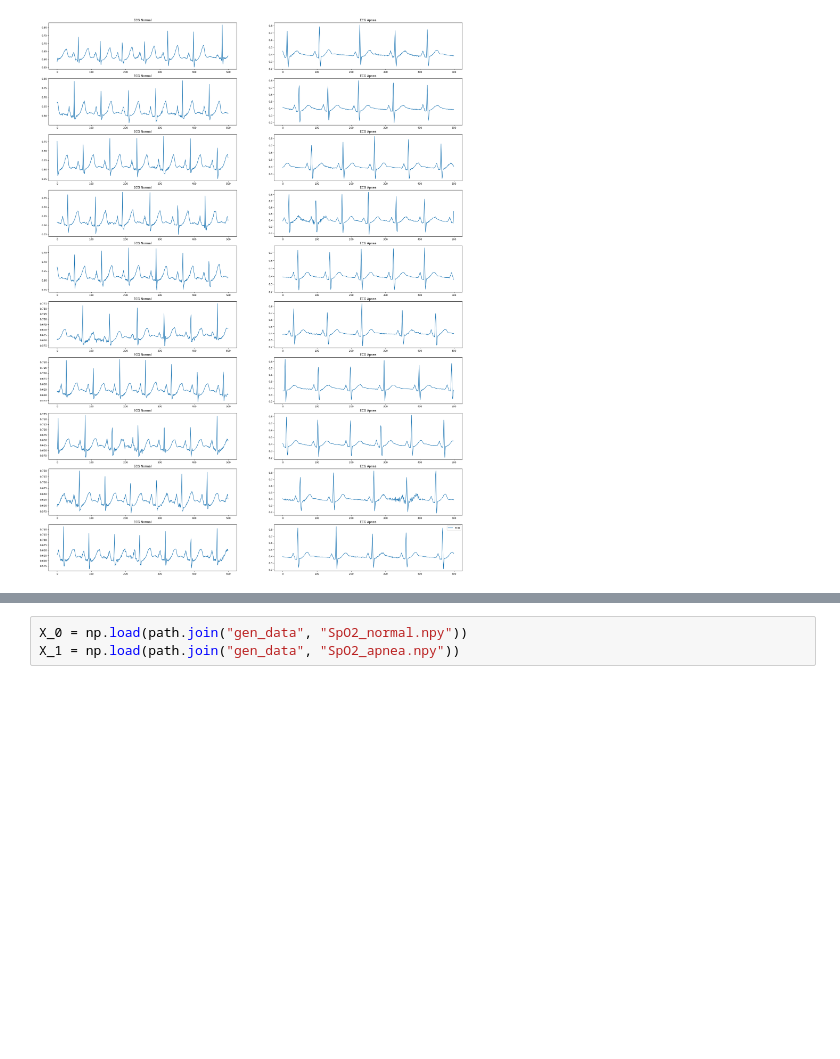
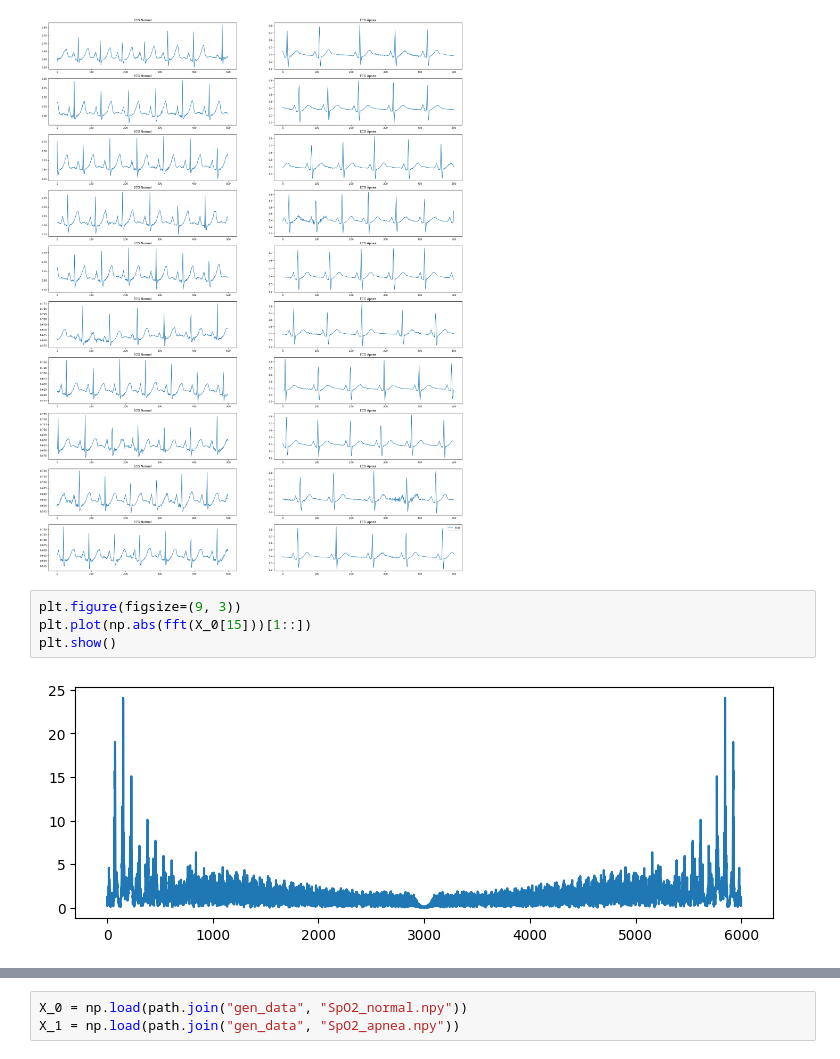
Before and after one commit to lucky-and-minie222702/OSA-detection-using-ECG, a Jupyter notebook: view_method.ipynb, the cells around one changed output, grey strips where cells are left out. Saved outputs shown, nothing was run; the diff lists cells and outputs as text; blank space fills up the shorter version.

```diff
--- a/view_method.ipynb
+++ b/view_method.ipynb
@@ -33,6 +33,12 @@ plt.savefig(path.join("img", "ECG-raw-compare.png"), dpi=500)
 plt.show()
 # %% [output]
 [figure]
+# %%
+plt.figure(figsize=(9, 3))
+plt.plot(np.abs(fft(X_0[15]))[1::])
+plt.show()
+# %% [output]
+[figure, added]
 # %%
 size = 10
 start = 15
```
Also changed, not shown: parts of 3 cells of this notebook, 2 other files.
